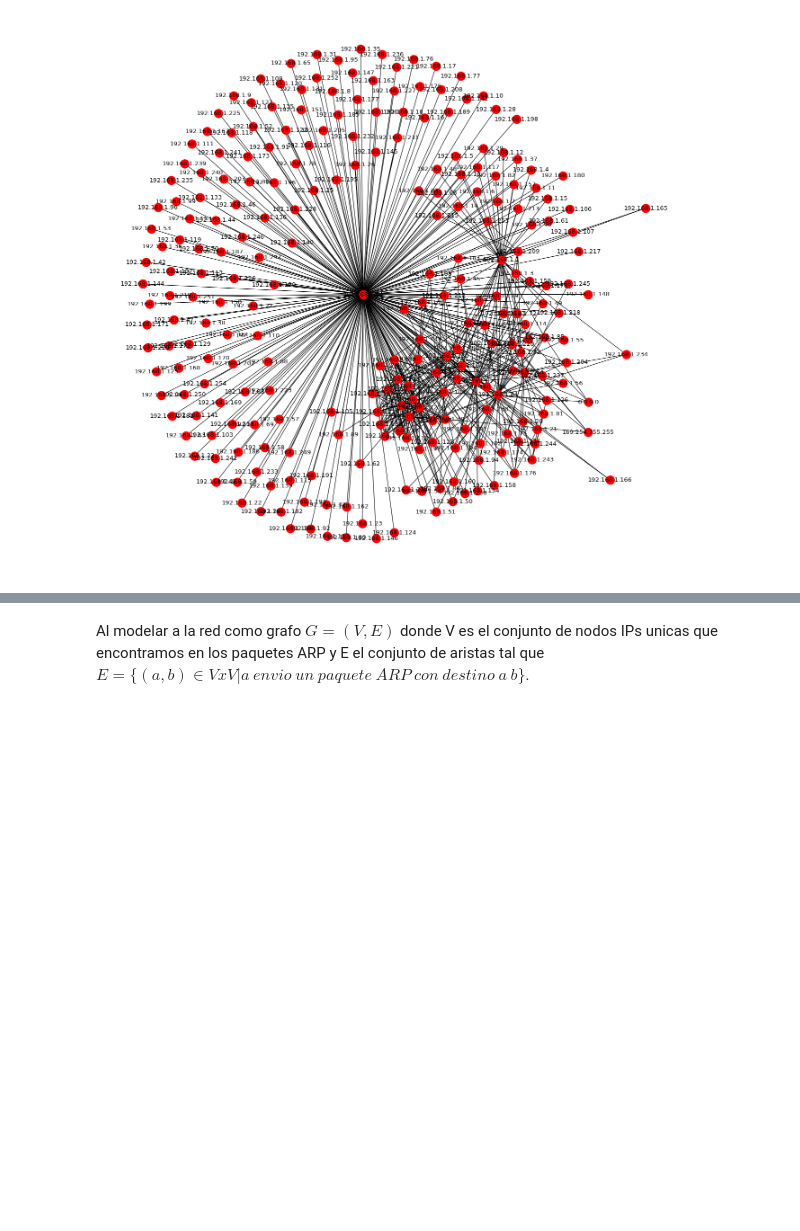
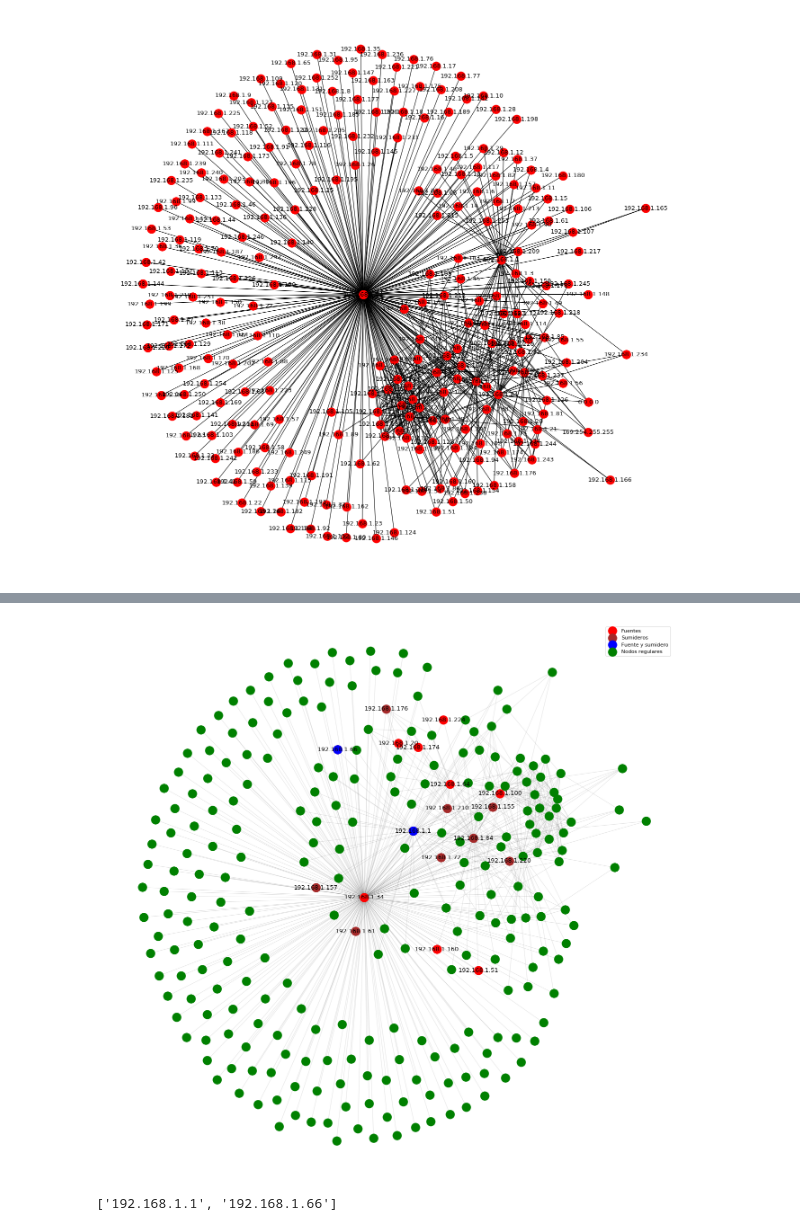
Before and after one commit to npazosmendez/tdc-tp1, a Jupyter notebook: src/analisis_juan.ipynb, the cells around one changed output, grey strips where cells are left out. Cells and saved outputs as stored; diff of their text form; code cells hidden in the pictures; blank space fills up the shorter version.

```diff
--- a/src/analisis_juan.ipynb
+++ b/src/analisis_juan.ipynb
@@ -184,17 +184,0 @@ values = [2.182396533494185, 3.0880210517587114, 3.3025255636648465, 4.171041638
-# %%
-informacion = informacion_por_simbolo(S2)
-entropia_S2 = entropy(S2)
-entropia_maxima_S2 = max_entropy(S2)
-informacion = OrderedDict(sorted(informacion.items(), key=lambda x: x[1]))
-fig, ax = plt.subplots(figsize=(15, 6))
-index, values = map(list, zip(*informacion.items()))
-ax.bar(range(253), values, bar_width, color='b')
-ax.set_xlabel('Símbolos')
-ax.set_ylabel('Información')
-ax.set_title('Información por Símbolo')
-ax.plot(range(253), [entropia_S2]*253, color='k', label='Entropía')
-ax.plot(range(253), [entropia_maxima_S2]*253, color='r', label='Entropía máxima')
-ax.legend(loc="upper right")
-ax.get_xaxis().set_ticks([])
-fig.tight_layout()
-plt.show()
@@ -347,2 +287,57 @@ save_graph(G,"my_graph.pdf", labels)
-# %% [markdown]
-Al modelar a la red como grafo $G = (V, E)$ donde V es el conjunto de nodos IPs unicas que encontramos en los paquetes ARP y E el conjunto de aristas tal que $E = \{ (a, b) \in VxV | a \ envio \ un \ paquete \ ARP \ con \ destino \ a \ b \} $.
+# %%
+sumideros = df['pdst'].value_counts().index[:10]
+fuentes = df['psrc'].value_counts().index[:10]
+labels = {}
+for node in G.nodes():
+    if node in sumideros or node in fuentes:
+        #set the node name as the key and the label as its value
+        labels[node] = node
+
+node_color = []
+for node in G.nodes():
+    if node in sumideros and not node in fuentes:
+        #set the node name as the key and the label as its value
+        node_color.append('b')
+    elif node in fuentes and not node in sumideros:
+        node_color.append('g')
+    elif node in ['192.168.1.1', '192.168.1.66']:
+        node_color.append('brown')
+    else:
+        node_color.append('r')
+
+
+fuentes = [f for f in fuentes if f not in sumideros]
+sumideros = [f for f in sumideros if f not in fuentes]
+fuente_y_sumidero = ['192.168.1.1', '192.168.1.66']
+otros = [n for n in G.nodes() if n not in fuentes + sumideros + fuente_y_sumidero]
+
+def save_graph(graph,file_name, labels):
+    #initialze Figure
+    plt.figure(num=None, figsize=(20, 20), dpi=80)
+    plt.axis('off')
+    fig = plt.figure(1)
+    pos = nx.spring_layout(graph)
+    nx.draw_networkx_nodes(G,pos=pos,nodelist=fuentes, node_color='red', label='Fuentes')
+    nx.draw_networkx_nodes(G,pos=pos,nodelist=sumideros, node_color='brown', label='Sumideros')
+    nx.draw_networkx_nodes(G,pos=pos,nodelist=fuente_y_sumidero, node_color='blue', label='Fuente y sumidero')
+    nx.draw_networkx_nodes(G,pos=pos,nodelist=otros, node_color='green', label='Nodos regulares')
+    #nx.draw_networkx_nodes(graph,pos, node_color=node_color)
+    nx.draw_networkx_edges(graph,pos, alpha=0.1)
+    nx.draw_networkx_labels(graph, pos, labels)
+
+    #cut = 1.00
+    #xmax = cut * max(xx for xx, yy in pos.values())
+    #ymax = cut * max(yy for xx, yy in pos.values())
+    #plt.xlim(0, xmax)
+    #plt.ylim(0, ymax)
+    plt.legend()
+    plt.savefig(file_name,bbox_inches="tight")
+
+#Assuming that the graph g has nodes and edges entered
+save_graph(G,"my_graph.png", labels)
+# %% [output]
+[figure, added]
+# %%
+[s for s in sumideros if s in fuentes]
+# %% [output]
+['192.168.1.1', '192.168.1.66']
```
Also changed, not shown: parts of 11 cells of this notebook.
